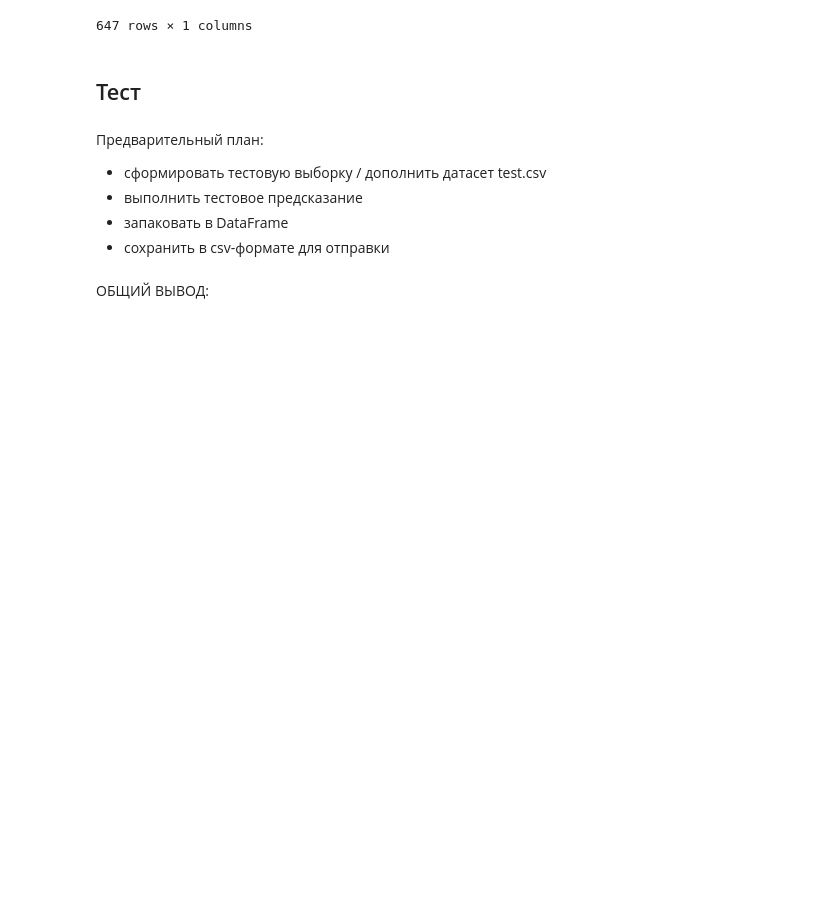
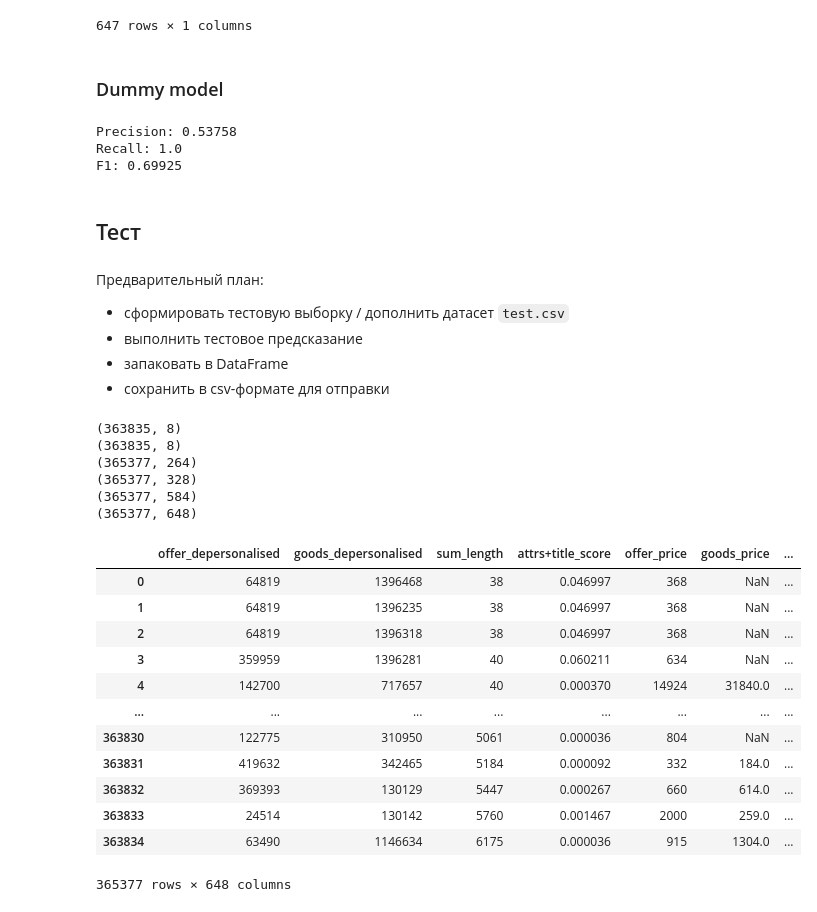
Before and after one commit to Danspers/Samokat.tech-Matching, a Jupyter notebook: Samokat.tech-Matching.ipynb, the cells around one changed output. Saved outputs shown, nothing was run; the diff lists cells and outputs as text; code cells hidden in the pictures; blank space fills up the shorter version.

```diff
--- a/Samokat.tech-Matching.ipynb
+++ b/Samokat.tech-Matching.ipynb
@@ -885,13 +923,57 @@ display(w.sort_values('w', ascending=False))
 | 59_gt | 0.004763 |
 | 92_y | 0.003656 |
 647 rows × 1 columns
+# %% [markdown]
+### Dummy model
+# %%
+model_Dummy = DummyClassifier()
+model_Dummy.fit(train_X, train_Y)
+valid_pred = model_Dummy.predict(valid_X)
+
+print('Precision: {:.5}'.format(precision_score(valid_Y, valid_pred)))
+print('Recall: {:.5}'.format(recall_score(valid_Y, valid_pred)))
+print('F1: {:.5}'.format(f1_score(valid_Y, valid_pred)))
+# %% [output]
+Precision: 0.53758
+Recall: 1.0
+F1: 0.69925
 # %% [markdown]
 ## Тест
 # %% [markdown]
 Предварительный план:
-- сформировать тестовую выборку / дополнить датасет test.csv
+- сформировать тестовую выборку / дополнить датасет `test.csv`
 - выполнить тестовое предсказание
 - запаковать в DataFrame
 - сохранить в csv-формате для отправки
-# %% [markdown]
-ОБЩИЙ ВЫВОД:
+# %%
+# создание тестовой выборки
+test_X = test_df.copy()
+test_X = test_X.merge(goods_image_df, left_on='goods_depersonalised', right_index=True, how='left')
+test_X = test_X.merge(goods_title_df, left_on='goods_depersonalised', right_index=True, how='left', suffixes=('_gi',
+                                                                                                              '_gt'))
+
+test_X = test_X.merge(offer_image_df, left_on='offer_depersonalised', right_index=True, how='left')
+test_X = test_X.merge(offer_title_df, left_on='offer_depersonalised', right_index=True, how='left', suffixes=('_oi',
+                                                                                                              '_ot'))
+
+display(test_X)
+# %% [output]
+(363835, 8)
+(363835, 8)
+(365377, 264)
+(365377, 328)
+(365377, 584)
+(365377, 648)
+|  | offer_depersonalised | goods_depersonalised | sum_length | attrs+title_score | offer_price | goods_price | ... |
+| 0 | 64819 | 1396468 | 38 | 0.046997 | 368 | NaN | ... |
+| 1 | 64819 | 1396235 | 38 | 0.046997 | 368 | NaN | ... |
+| 2 | 64819 | 1396318 | 38 | 0.046997 | 368 | NaN | ... |
+| 3 | 359959 | 1396281 | 40 | 0.060211 | 634 | NaN | ... |
+| 4 | 142700 | 717657 | 40 | 0.000370 | 14924 | 31840.0 | ... |
+| ... | ... | ... | ... | ... | ... | ... | ... |
+| 363830 | 122775 | 310950 | 5061 | 0.000036 | 804 | NaN | ... |
+| 363831 | 419632 | 342465 | 5184 | 0.000092 | 332 | 184.0 | ... |
+| 363832 | 369393 | 130129 | 5447 | 0.000267 | 660 | 614.0 | ... |
+| 363833 | 24514 | 130142 | 5760 | 0.001467 | 2000 | 259.0 | ... |
+| 363834 | 63490 | 1146634 | 6175 | 0.000036 | 915 | 1304.0 | ... |
+365377 rows × 648 columns
```
Also changed, not shown: parts of 26 cells of this notebook.
